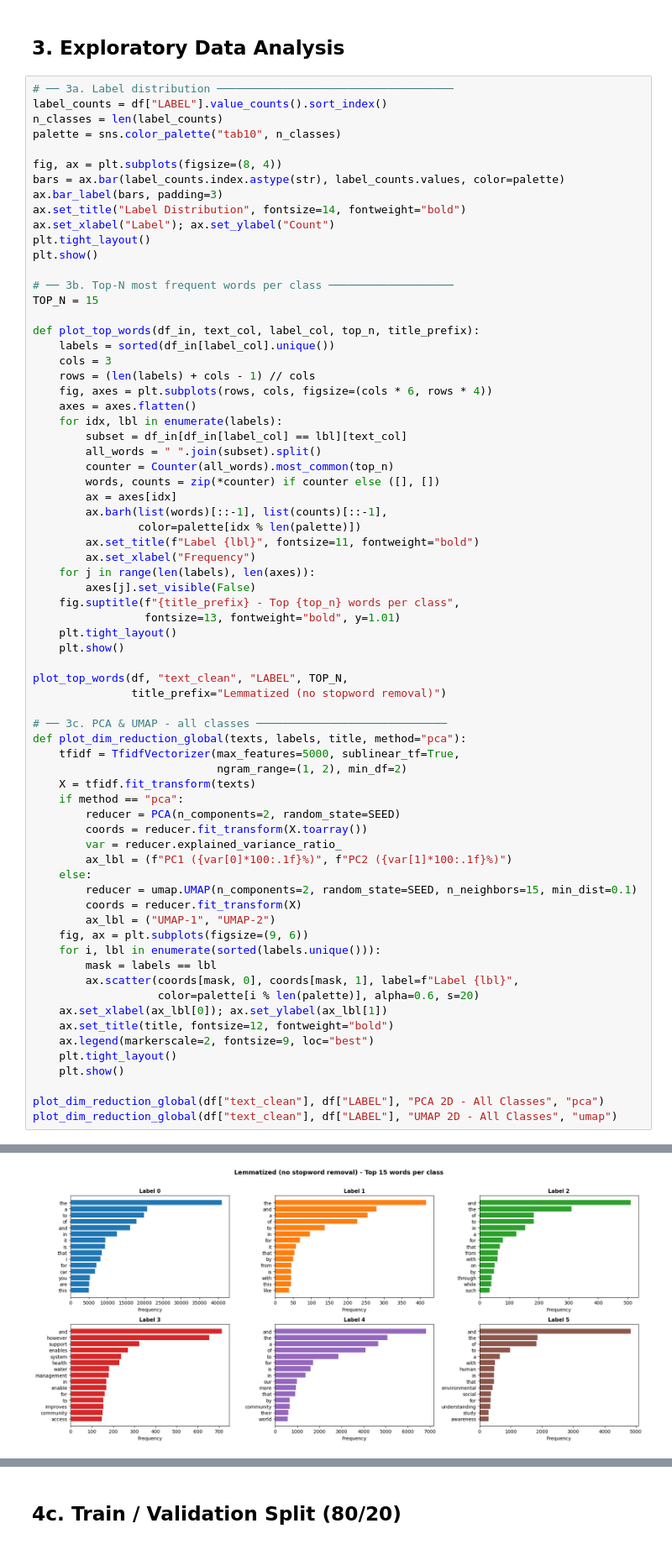
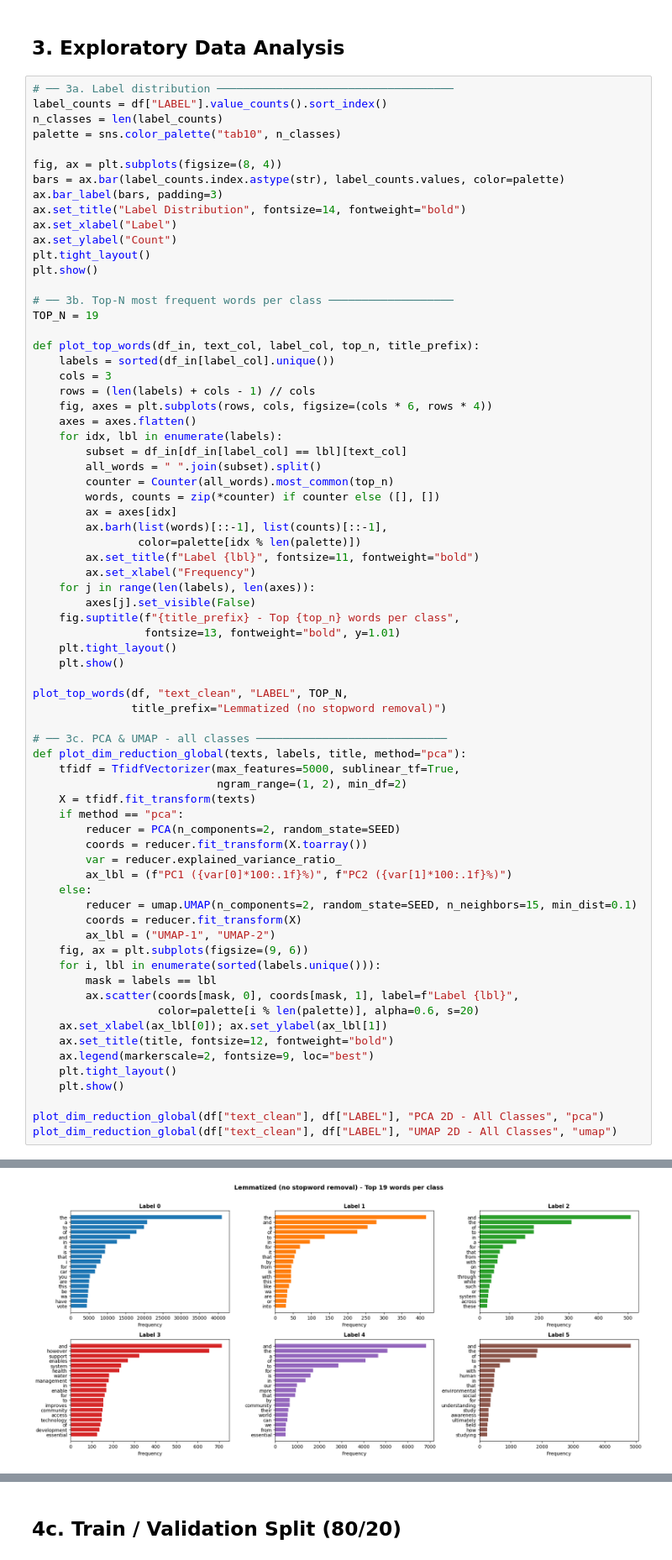
Before and after one commit to simoneP-txt/MALTO-Hackathon, a Jupyter notebook: main.ipynb, the cells around one changed output, grey strips where cells are left out. Shown at 84% size. Drawn from its saved outputs; the diff is of its cells as text.

```diff
--- a/main.ipynb
+++ b/main.ipynb
@@ -112,12 +118,13 @@ fig, ax = plt.subplots(figsize=(8, 4))
 bars = ax.bar(label_counts.index.astype(str), label_counts.values, color=palette)
 ax.bar_label(bars, padding=3)
 ax.set_title("Label Distribution", fontsize=14, fontweight="bold")
-ax.set_xlabel("Label"); ax.set_ylabel("Count")
+ax.set_xlabel("Label")
+ax.set_ylabel("Count")
 plt.tight_layout()
 plt.show()
 
 # ── 3b. Top-N most frequent words per class ───────────────────
-TOP_N = 15
+TOP_N = 19
 
 def plot_top_words(df_in, text_col, label_col, top_n, title_prefix):
     labels = sorted(df_in[label_col].unique())
@@ -147,34 +154,34 @@ plot_top_words(df, "text_clean", "LABEL", TOP_N,
 
 # ── 3c. PCA & UMAP - all classes ─────────────────────────────
 def plot_dim_reduction_global(texts, labels, title, method="pca"):
     tfidf = TfidfVectorizer(max_features=5000, sublinear_tf=True,
                             ngram_range=(1, 2), min_df=2)
     X = tfidf.fit_transform(texts)
     if method == "pca":
         reducer = PCA(n_components=2, random_state=SEED)
         coords = reducer.fit_transform(X.toarray())
         var = reducer.explained_variance_ratio_
         ax_lbl = (f"PC1 ({var[0]*100:.1f}%)", f"PC2 ({var[1]*100:.1f}%)")
     else:
         reducer = umap.UMAP(n_components=2, random_state=SEED, n_neighbors=15, min_dist=0.1)
         coords = reducer.fit_transform(X)
         ax_lbl = ("UMAP-1", "UMAP-2")
     fig, ax = plt.subplots(figsize=(9, 6))
     for i, lbl in enumerate(sorted(labels.unique())):
         mask = labels == lbl
         ax.scatter(coords[mask, 0], coords[mask, 1], label=f"Label {lbl}",
                    color=palette[i % len(palette)], alpha=0.6, s=20)
     ax.set_xlabel(ax_lbl[0]); ax.set_ylabel(ax_lbl[1])
     ax.set_title(title, fontsize=12, fontweight="bold")
     ax.legend(markerscale=2, fontsize=9, loc="best")
     plt.tight_layout()
     plt.show()
 
 plot_dim_reduction_global(df["text_clean"], df["LABEL"], "PCA 2D - All Classes", "pca")
 plot_dim_reduction_global(df["text_clean"], df["LABEL"], "UMAP 2D - All Classes", "umap")
 # %% [output]
 [figure]
-[figure, old version]
+[figure, new version]
 [figure]
 [figure]
 # %% [markdown]
```
Also changed, not shown: parts of 18 cells of this notebook, 33 other files.
